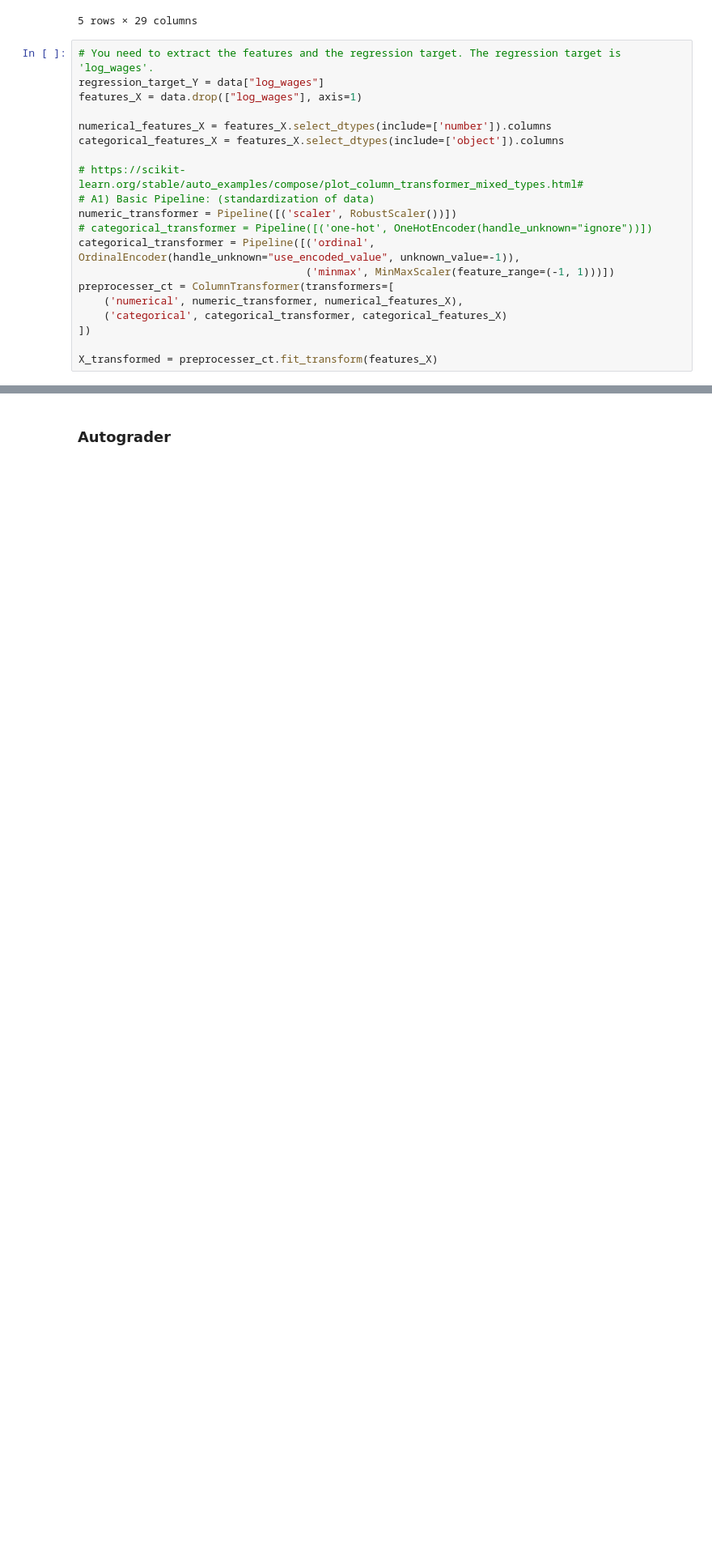
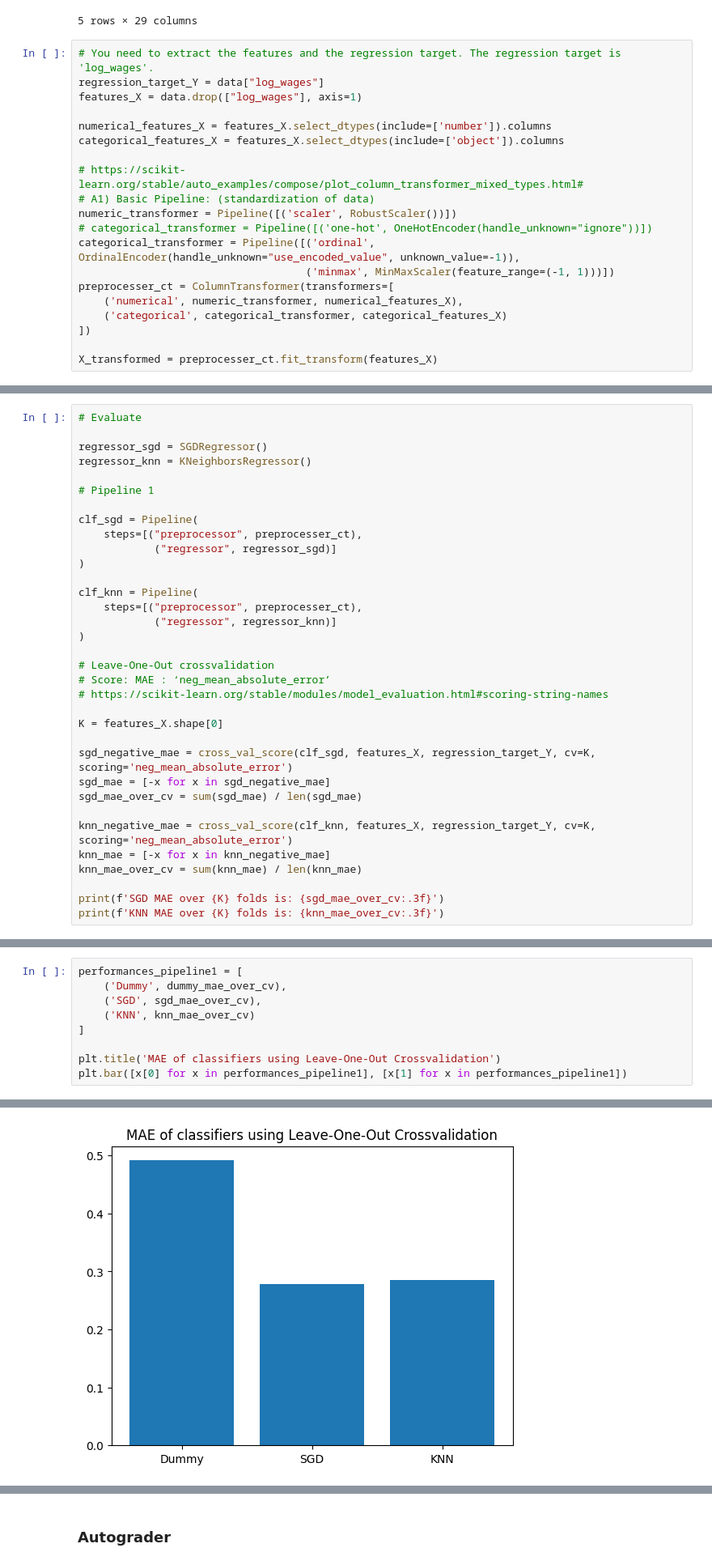
Before and after one commit to johnylamw/DSAIT4020-Practice-Project, a Jupyter notebook: practice_assignment.ipynb, the cells around one changed output, grey strips where cells are left out. Shown: that part at 81% size. Cells and saved outputs as stored; diff of their text form; blank space fills up the shorter version.

Commit message:
Crossvalidation for Basic Pipeline

```diff
--- a/practice_assignment.ipynb
+++ b/practice_assignment.ipynb
@@ -110,0 +122,34 @@ model_score avg 0.5473514676349646
+# %%
+# Evaluate
+
+regressor_sgd = SGDRegressor()
+regressor_knn = KNeighborsRegressor()
+
+# Pipeline 1
+
+clf_sgd = Pipeline(
+    steps=[("preprocessor", preprocesser_ct),
+            ("regressor", regressor_sgd)]
+)
+
+clf_knn = Pipeline(
+    steps=[("preprocessor", preprocesser_ct),
+            ("regressor", regressor_knn)]
+)
+
+# Leave-One-Out crossvalidation
+# Score: MAE : ‘neg_mean_absolute_error’
+# https://scikit-learn.org/stable/modules/model_evaluation.html#scoring-string-names
+
+K = features_X.shape[0]
+
+sgd_negative_mae = cross_val_score(clf_sgd, features_X, regression_target_Y, cv=K, scoring='neg_mean_absolute_error')
+sgd_mae = [-x for x in sgd_negative_mae]
+sgd_mae_over_cv = sum(sgd_mae) / len(sgd_mae)
+
+knn_negative_mae = cross_val_score(clf_knn, features_X, regression_target_Y, cv=K, scoring='neg_mean_absolute_error')
+knn_mae = [-x for x in knn_negative_mae]
+knn_mae_over_cv = sum(knn_mae) / len(knn_mae)
+
+print(f'SGD MAE over {K} folds is: {sgd_mae_over_cv:.3f}')
+print(f'KNN MAE over {K} folds is: {knn_mae_over_cv:.3f}')
@@ -110,0 +161,10 @@ model_score avg 0.5473514676349646
+# %%
+performances_pipeline1 = [
+    ('Dummy', dummy_mae_over_cv),
+    ('SGD', sgd_mae_over_cv),
+    ('KNN', knn_mae_over_cv)
+]
+
+plt.title('MAE of classifiers using Leave-One-Out Crossvalidation')
+plt.bar([x[0] for x in performances_pipeline1], [x[1] for x in performances_pipeline1])
+# %% [output]
@@ -110,0 +172 @@ model_score avg 0.5473514676349646
+[figure, added]
```
Also changed, not shown: parts of 12 cells of this notebook.
